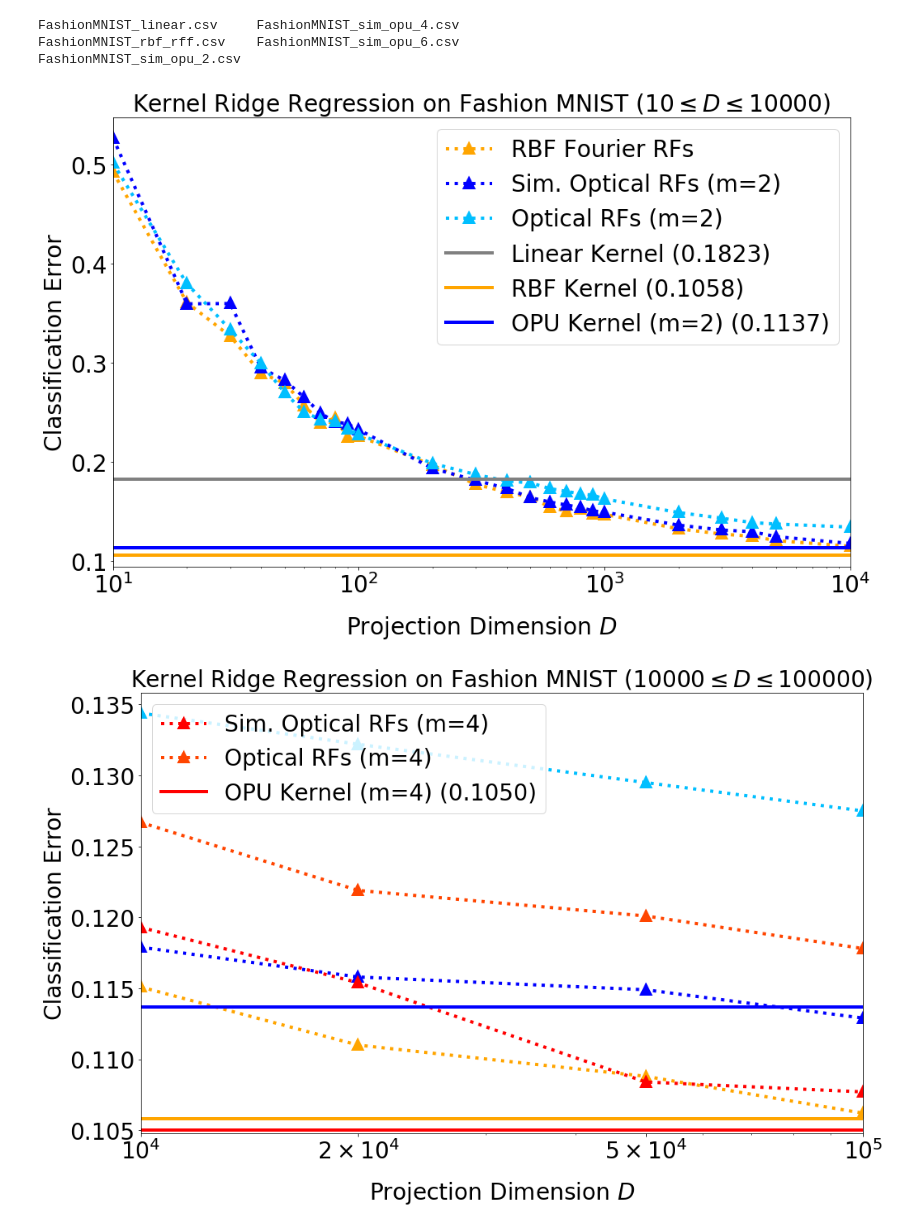
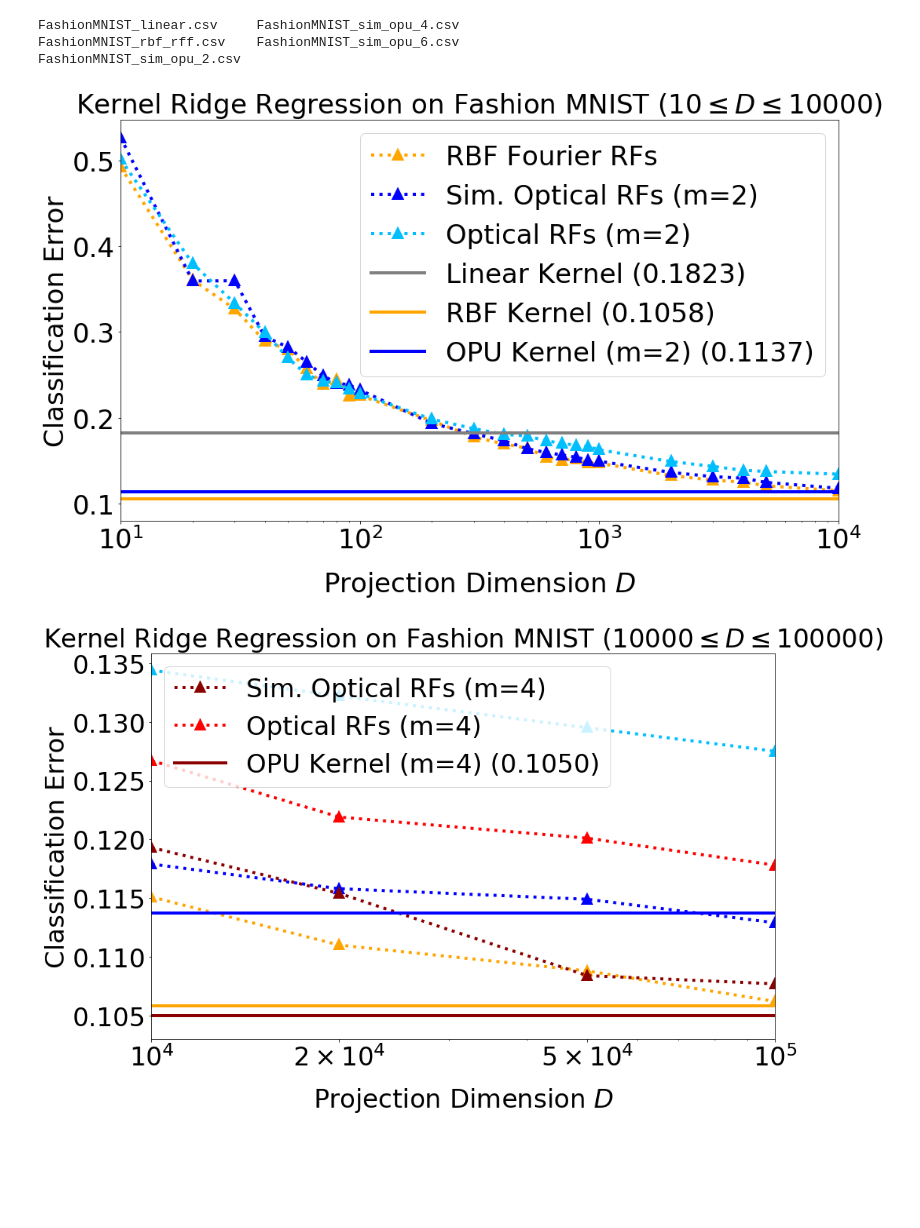
Before and after one commit to joneswack/opu-kernel-experiments, a Jupyter notebook: Plot-Fashion-MNIST.ipynb, the cells around one changed output. Cells and saved outputs as stored; diff of their text form; code cells hidden in the pictures; blank space fills up the shorter version.

Commit message:
update plot

```diff
--- a/Plot-Fashion-MNIST.ipynb
+++ b/Plot-Fashion-MNIST.ipynb
@@ -35,7 +35,7 @@ sim_orf_4_limit = pd.read_csv('csv/kernel_evaluation/FashionMNIST_sim_opu_4.csv'
 # %%
 SMALL_SIZE = 8
 MEDIUM_SIZE = 10
-BIGGER_SIZE = 28
+BIGGER_SIZE = 34
 
 plt.rc('font', size=BIGGER_SIZE)          # controls default text sizes
 plt.rc('axes', titlesize=BIGGER_SIZE)     # fontsize of the axes title
@@ -48,7 +48,7 @@ plt.rc('figure', titlesize=BIGGER_SIZE)  # fontsize of the figure title
 # %%
 def plot_misclassification_errors(dataframes, feature_labels, f_colors,
                                   kernel_limits, kernel_labels, k_colors,
-                                  x_start, x_end, x_ticks, legend_pos, save_path):
+                                  x_start, x_end, x_ticks, legend_pos, save_path, y_lim):
 
     plt.figure(figsize=(16,10))
 
@@ -94,32 +94,35 @@ def plot_misclassification_errors(dataframes, feature_labels, f_colors,
         ax.xaxis.set_minor_formatter(NullFormatter())
         plt.xticks(x_values, x_ticks)
 
+    plt.ylim(bottom=y_lim)
+    plt.tight_layout()
+
     plt.savefig(save_path, format='pdf')
     # plt.ylim((0.075, 0.25))
     plt.show()
 # %%
 plot_misclassification_errors(
     [rbf_features, sim_orf_2_features, real_orf_2_features],
     ['RBF Fourier RFs', 'Sim. Optical RFs (m=2)', 'Optical RFs (m=2)'],
     ['orange', 'blue', 'deepskyblue'],
     [lin_limit, rbf_limit, sim_orf_2_limit],
     ['Linear Kernel', 'RBF Kernel', 'OPU Kernel (m=2)'],
     ['grey', 'orange', 'blue'],
     x_start=10, x_end=10000, x_ticks=[], legend_pos='upper right',
-    save_path='figures/fashion_mnist_to_10k.pdf'
+    save_path='figures/fashion_mnist_to_10k.pdf', y_lim=0.08
 )
 # %% [output]
-[figure, old version]
+[figure, new version]
 # %%
 plot_misclassification_errors(
     [rbf_features, sim_orf_2_features, real_orf_2_features, sim_orf_4_features, real_orf_4_features],
     ['', '', '', 'Sim. Optical RFs (m=4)', 'Optical RFs (m=4)'],
-    ['orange', 'blue', 'deepskyblue', 'red', 'orangered'],
+    ['orange', 'blue', 'deepskyblue', 'darkred', 'red'],
     [rbf_limit, sim_orf_2_limit, sim_orf_4_limit],
     ['', '', 'OPU Kernel (m=4)'],
-    ['orange', 'blue', 'red'],
+    ['orange', 'blue', 'darkred'],
     x_start=10000, x_end=100000, x_ticks=[r'$10^4$', r'$2 \times 10^4$', r'$5 \times 10^4$', r'$10^5$'],
-    legend_pos='upper left', save_path='figures/fashion_mnist_10k_up.pdf'
+    legend_pos='upper left', save_path='figures/fashion_mnist_10k_up.pdf', y_lim=0.103
 )
 # %% [output]
-[figure, old version]
+[figure, new version]
```
Also changed, not shown: 2 other files.
